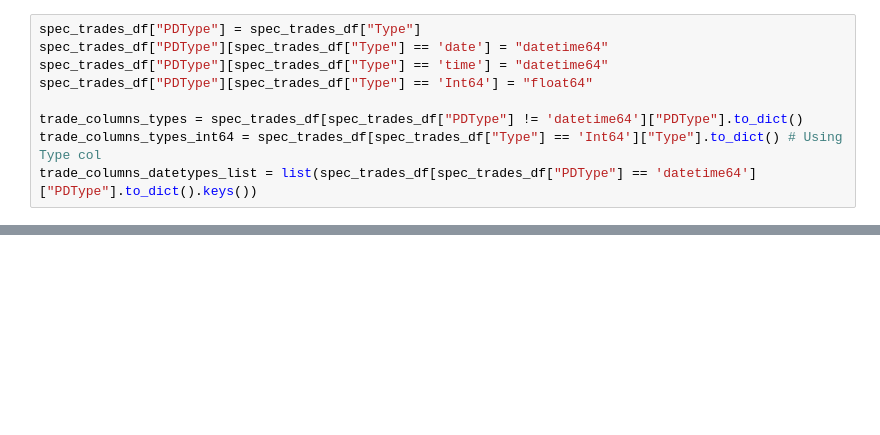
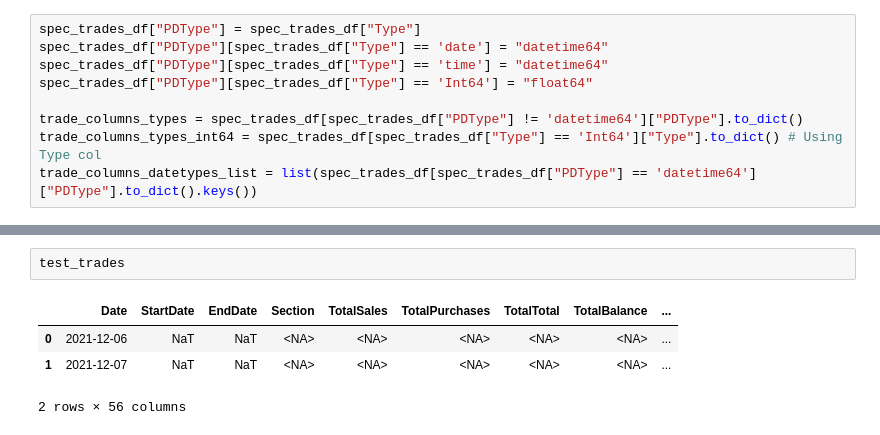
Before and after one commit to pandeydivesh15/machine-learning-practice, a Jupyter notebook: kaggle/jpx-tokyo-stock-exchange-prediction/v1.0.ipynb, the cells around one changed output, grey strips where cells are left out. Saved outputs shown, nothing was run; the diff lists cells and outputs as text; blank space fills up the shorter version.

```diff
--- a/kaggle/jpx-tokyo-stock-exchange-prediction/v1.0.ipynb
+++ b/kaggle/jpx-tokyo-stock-exchange-prediction/v1.0.ipynb
@@ -462,0 +463,7 @@ test_trades = read_trades_file(TEST_DIR, TRADES_CSV_PATH)
+# %%
+test_trades
+# %% [output]
+|  | Date | StartDate | EndDate | Section | TotalSales | TotalPurchases | TotalTotal | TotalBalance | ... |
+| 0 | 2021-12-06 | NaT | NaT | <NA> | <NA> | <NA> | <NA> | <NA> | ... |
+| 1 | 2021-12-07 | NaT | NaT | <NA> | <NA> | <NA> | <NA> | <NA> | ... |
+2 rows × 56 columns
```
Also changed, not shown: parts of 24 cells of this notebook.
